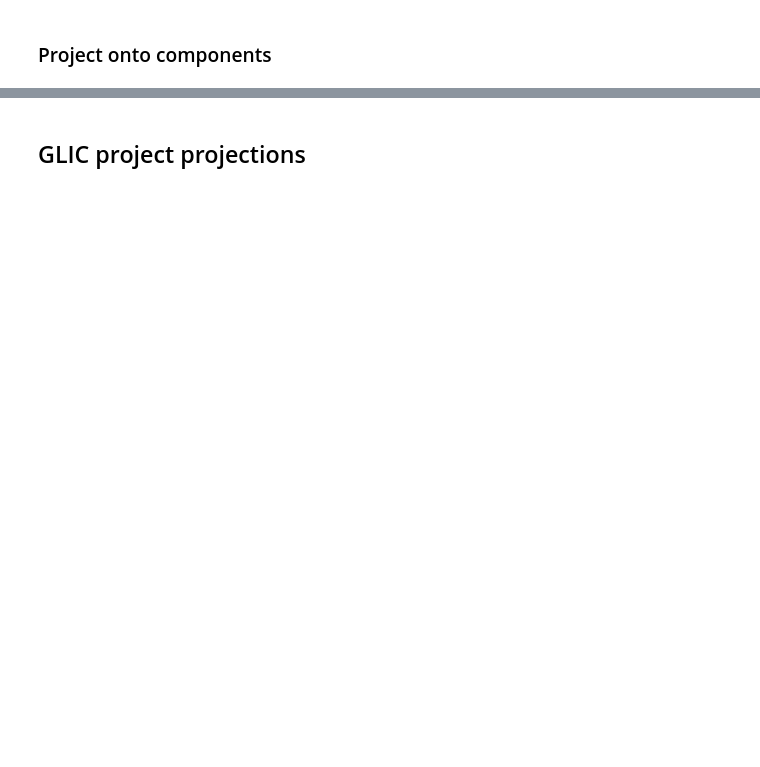
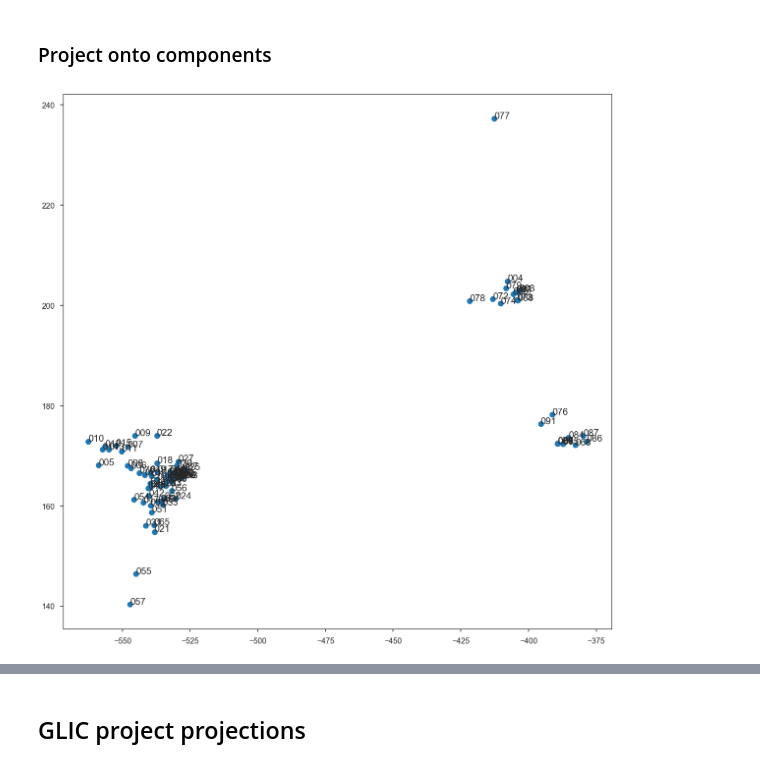
Before and after one commit to blauc/maxRMSD, a Jupyter notebook: maxRMSD.ipynb, the cells around one changed output, grey strips where cells are left out. Saved outputs shown, nothing was run; the diff lists cells and outputs as text; code cells hidden in the pictures; blank space fills up the shorter version.

```diff
--- a/maxRMSD.ipynb
+++ b/maxRMSD.ipynb
@@ -54,8 +56,8 @@ pdbfiles= [ structureDirectory + file for file in os.listdir(structureDirectory)
 # %% [markdown]
 ## Preparing the trajectory
 # %%
-pdbEnsemble = mda.Universe(pdbfiles[0],pdbfiles)
-pdbReferences = mda.Universe(pdbfiles[0],pdbfiles)
+pdbReferences = mda.Universe(pdbfiles[1],pdbfiles)
+pdbEnsemble = mda.Universe(pdbfiles[1],pdbfiles)
 # %%
 ensembleRMSDs=[]
 
@@ -166,3 +173,13 @@ plt.close()
 originalTraj=[frame.positions.copy() for frame in alignedPDBs.trajectory]
 # %%
 projections=np.array([[np.inner(frame.ravel(),pc) for frame in originalTraj] for pc in pcs])
+# %%
+fig, ax = plt.subplots(figsize=(20,20))
+
+ax.scatter(projections[0],projections[1])
+for i, txt in enumerate(pdbfiles):
+    ax.annotate(txt[-7:-4], (projections[0][i],projections[1][i]))
+plt.show()
+plt.close()
+# %% [output]
+[figure, added]
```
Also changed, not shown: parts of 15 cells of this notebook, 47 other files.
